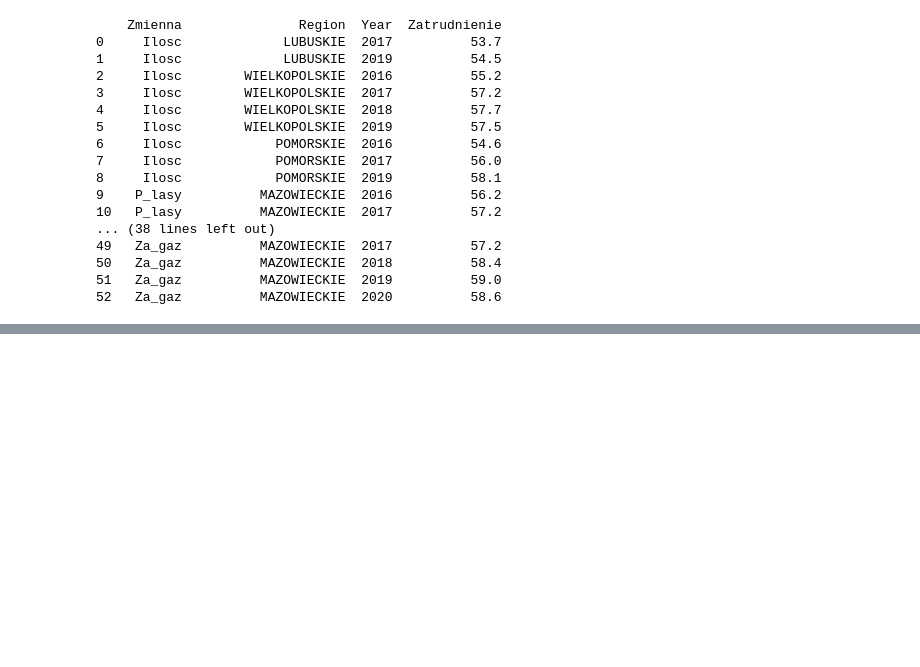
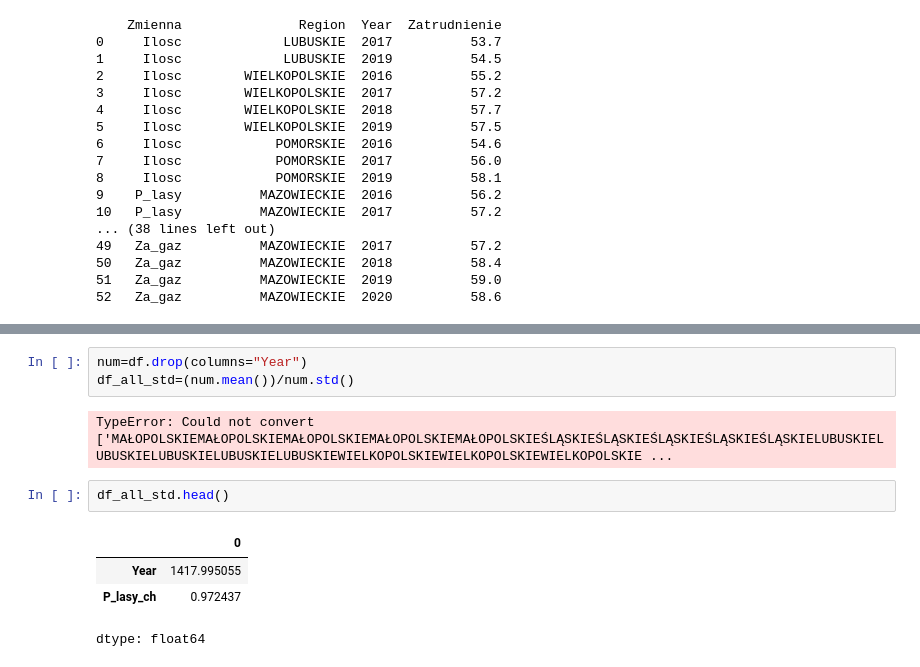
Before and after one commit to AleksandraJuchniewicz/Analiza-danych, a Jupyter notebook: Braki, outliery.ipynb, the cells around one changed output, grey strips where cells are left out. Cells and saved outputs as stored; diff of their text form; blank space fills up the shorter version.

```diff
--- a/Braki, outliery.ipynb
+++ b/Braki, outliery.ipynb
@@ -185,0 +215,12 @@ print(outliers_df)
+# %%
+num=df.drop(columns="Year")
+df_all_std=(num.mean())/num.std()
+# %% [output]
+TypeError: Could not convert ['MAŁOPOLSKIEMAŁOPOLSKIEMAŁOPOLSKIEMAŁOPOLSKIEMAŁOPOLSKIEŚLĄSKIEŚLĄSKIEŚLĄSKIEŚLĄSKIEŚLĄSKIELUBUSKIELUBUSKIELUBUSKIELUBUSKIELUBUSKIEWIELKOPOLSKIEWIELKOPOLSKIEWIELKOPOLSKIE ...
+# %%
+df_all_std.head()
+# %% [output]
+|  | 0 |
+| Year | 1417.995055 |
+| P_lasy_ch | 0.972437 |
+dtype: float64
```
Also changed, not shown: parts of 5 cells of this notebook.
